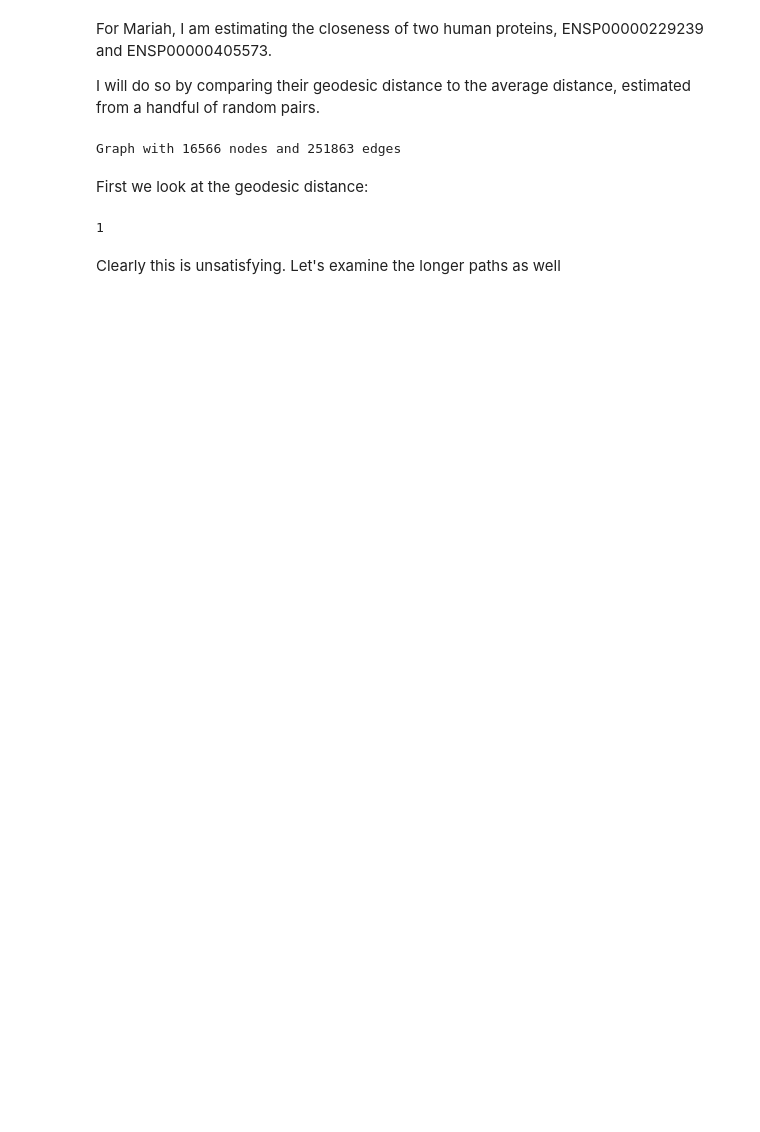
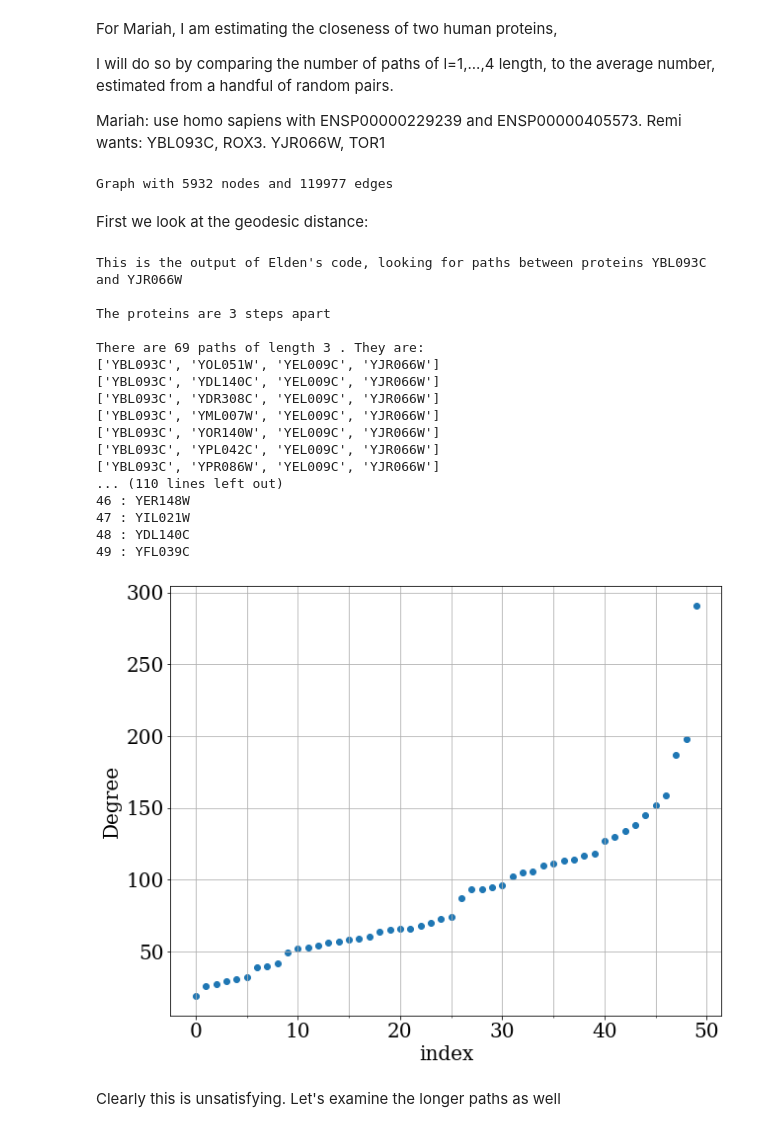
Before and after one commit to xdimos/Group-D-3888-Project, a Jupyter notebook: Protein closeness.ipynb, the cells around one changed output. Cells and saved outputs as stored; diff of their text form; code cells hidden in the pictures; blank space fills up the shorter version.

```diff
--- a/Protein closeness.ipynb
+++ b/Protein closeness.ipynb
@@ -1,7 +1,10 @@
 # %% [markdown]
-For Mariah, I am estimating the closeness of two human proteins, ENSP00000229239 and ENSP00000405573.
+For Mariah, I am estimating the closeness of two human proteins,
 
-I will do so by comparing their geodesic distance to the average distance, estimated from a handful of random pairs.
+I will do so by comparing the number of paths of l=1,...,4 length, to the average number, estimated from a handful of random pairs.
+
+Mariah: use homo sapiens with ENSP00000229239 and ENSP00000405573.
+Remi wants: YBL093C, ROX3. YJR066W, TOR1
 # %%
 """Imports and arguments"""
 
@@ -41,7 +44,7 @@ for i in range(len(ess_data)):
     ess_list.append(ess_data[i][1])
 
 # Read in the string-db for Yeast
-G0 = nx.read_weighted_edgelist("./homo_links.txt",comments="#",nodetype=str)
+G0 = nx.read_weighted_edgelist("./yeast_protein_edgelist_trimmed.txt",comments="#",nodetype=str)
 
 # For interest, plot the distribution of confidence scores
 if (extra_outputs):
@@ -67,17 +70,63 @@ largest_cc = max(nx.connected_components(G0),key=len)
 G = G0.subgraph(largest_cc);
 print(G)
 # %% [output]
-Graph with 16566 nodes and 251863 edges
+Graph with 5932 nodes and 119977 edges
 # %% [markdown]
 First we look at the geodesic distance:
 # %%
-p1 = "ENSP00000229239"
-p2 = "ENSP00000405573"
+p1 = "YBL093C"
+p2 = "YJR066W"
+
+degree_dict = G.degree
 
 pp_distance = nx.shortest_path_length(G,p1,p2)
-print(pp_distance)
+
+print("This is the output of Elden's code, looking for paths between proteins", p1, "and", p2)
+print("")
+print("The proteins are",pp_distance,"steps apart")
+print("")
+
+all_geodesic_paths = list(nx.all_shortest_paths(G,p1,p2,weight=None));
+unique_elements = sorted(list(set(np.ravel(all_geodesic_paths))), key=lambda n:degree_dict[n]) #uniqueness
+path_degrees = [degree_dict[n] for n in unique_elements]
+
+print("There are", len(all_geodesic_paths), "paths of length",pp_distance,". They are:")
+for path in all_geodesic_paths:
+    print(path)
+print("")
+print("There are", len(unique_elements), "unique proteins among these paths. They are (ordered "
+      + "from lowest to highest degree; roughly representing 'importance'):")
+
+for i in range(len(unique_elements)):
+    print(i,":",unique_elements[i])
+
+plt.figure(figsize=(10,8))
+plt.scatter(range(len(unique_elements)),path_degrees)
+plt.ylabel("Degree")
+plt.xlabel("index");
+
+from matplotlib.ticker import (MultipleLocator, AutoMinorLocator)
+plt.gca().xaxis.set_minor_locator(MultipleLocator(5))
+plt.grid(axis = 'both', which='both');
 # %% [output]
-1
+This is the output of Elden's code, looking for paths between proteins YBL093C and YJR066W
+
+The proteins are 3 steps apart
+
+There are 69 paths of length 3 . They are:
+['YBL093C', 'YOL051W', 'YEL009C', 'YJR066W']
+['YBL093C', 'YDL140C', 'YEL009C', 'YJR066W']
+['YBL093C', 'YDR308C', 'YEL009C', 'YJR066W']
+['YBL093C', 'YML007W', 'YEL009C', 'YJR066W']
+['YBL093C', 'YOR140W', 'YEL009C', 'YJR066W']
+['YBL093C', 'YPL042C', 'YEL009C', 'YJR066W']
+['YBL093C', 'YPR086W', 'YEL009C', 'YJR066W']
+... (110 lines left out)
+46 : YER148W
+47 : YIL021W
+48 : YDL140C
+49 : YFL039C
+[figure, added]
 # %% [markdown]
 Clearly this is unsatisfying. Let's examine the longer paths as well
 # %%
```
Also changed, not shown: parts of 5 cells of this notebook, 10 other files.
